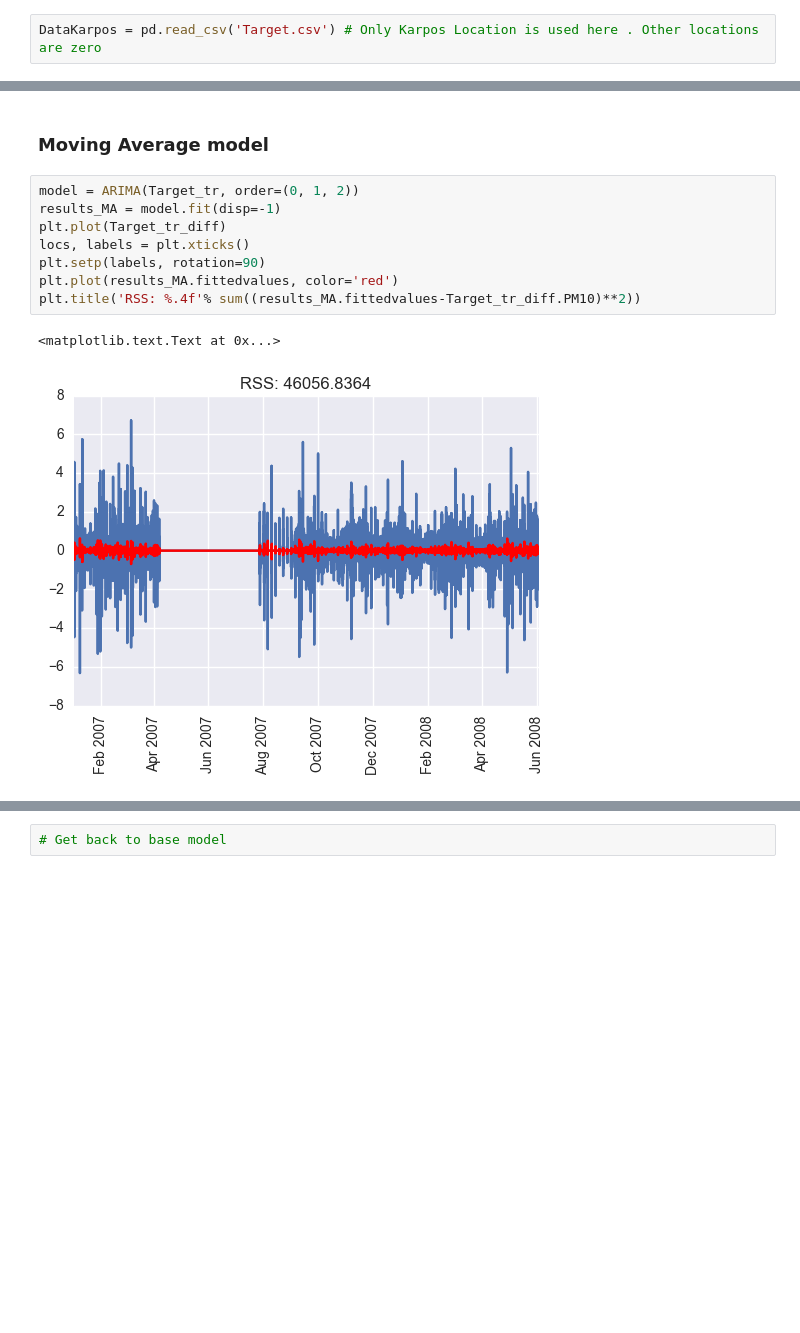
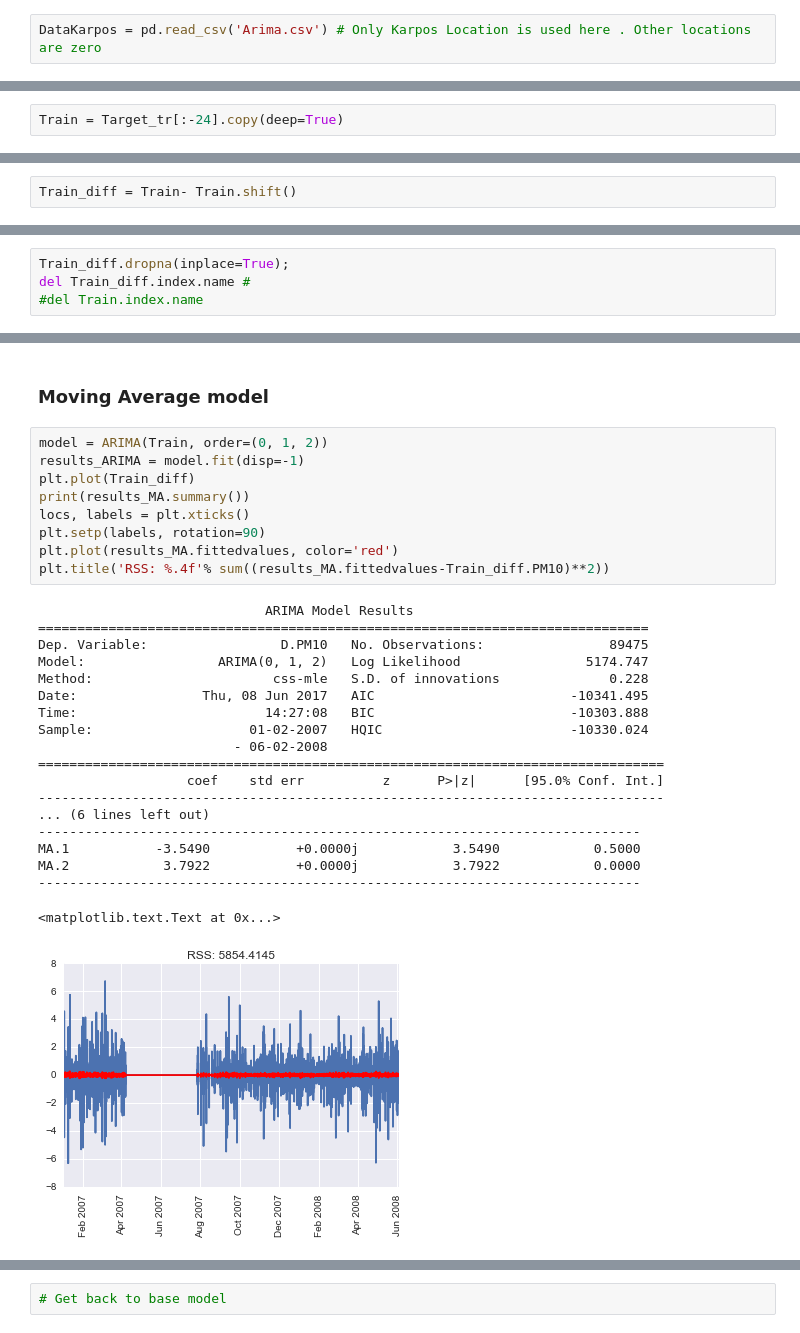
Before and after one commit to adderbyte/LSTM_time_series_dynamic_Behaviour_modelling, a Jupyter notebook: LSTM_RNN/1_Base Model Autoregressive integrated moving Average.ipynb, the cells around one changed output, grey strips where cells are left out. Saved outputs shown, nothing was run; the diff lists cells and outputs as text; blank space fills up the shorter version.

```diff
--- a/LSTM_RNN/1_Base Model Autoregressive integrated moving Average.ipynb
+++ b/LSTM_RNN/1_Base Model Autoregressive integrated moving Average.ipynb
@@ -33,7 +33,7 @@ cd Users/Seychelles/Desktop/GoogleTensorflow/Data_Collector/CSV_file_from_2007_t
 # %% [output]
 /Users/Seychelles/Desktop/GoogleTensorflow/Data_Collector/CSV_file_from_2007_to_2017
 # %%
-DataKarpos = pd.read_csv('Target.csv') # Only Karpos Location is used here . Other locations are zero
+DataKarpos = pd.read_csv('Arima.csv') # Only Karpos Location is used here . Other locations are zero
 # %%
 DataKarpos[1:2]
 # %% [output]
@@ -307,3 +324,5 @@ from statsmodels.tsa.arima_model import ARIMA
 from statsmodels.tsa.arima_model import ARIMA
 # %% [markdown]
 ### AR model
+# %%
+Train = Target_tr[:-24].copy(deep=True)
@@ -309,0 +335,2 @@ from statsmodels.tsa.arima_model import ARIMA
+# %%
+Train_diff = Train- Train.shift()
@@ -309,0 +341,4 @@ from statsmodels.tsa.arima_model import ARIMA
+# %%
+Train_diff.dropna(inplace=True);
+del Train_diff.index.name #
+#del Train.index.name
@@ -321,13 +385,31 @@ plt.title('RSS: %.4f'% sum((results_AR.fittedvalues-Target_tr_diff.PM10)**2))
 # %% [markdown]
 ### Moving Average  model
 # %%
-model = ARIMA(Target_tr, order=(0, 1, 2))
-results_MA = model.fit(disp=-1)
-plt.plot(Target_tr_diff)
+model = ARIMA(Train, order=(0, 1, 2))
+results_ARIMA = model.fit(disp=-1)
+plt.plot(Train_diff)
+print(results_MA.summary())
 locs, labels = plt.xticks()
 plt.setp(labels, rotation=90)
 plt.plot(results_MA.fittedvalues, color='red')
-plt.title('RSS: %.4f'% sum((results_MA.fittedvalues-Target_tr_diff.PM10)**2))
+plt.title('RSS: %.4f'% sum((results_MA.fittedvalues-Train_diff.PM10)**2))
 # %% [output]
-<matplotlib.text.Text at 0x...>
+                             ARIMA Model Results
+==============================================================================
+Dep. Variable:                 D.PM10   No. Observations:                89475
+Model:                 ARIMA(0, 1, 2)   Log Likelihood                5174.747
+Method:                       css-mle   S.D. of innovations              0.228
+Date:                Thu, 08 Jun 2017   AIC                         -10341.495
+Time:                        14:27:08   BIC                         -10303.888
+Sample:                    01-02-2007   HQIC                        -10330.024
+                         - 06-02-2008
+================================================================================
+                   coef    std err          z      P>|z|      [95.0% Conf. Int.]
+--------------------------------------------------------------------------------
+... (6 lines left out)
+-----------------------------------------------------------------------------
+MA.1           -3.5490           +0.0000j            3.5490            0.5000
+MA.2            3.7922           +0.0000j            3.7922            0.0000
+-----------------------------------------------------------------------------
+<matplotlib.text.Text at 0x...>
-[figure, old version]
+[figure, new version]
```
Also changed, not shown: parts of 70 cells of this notebook, 3 other files.
